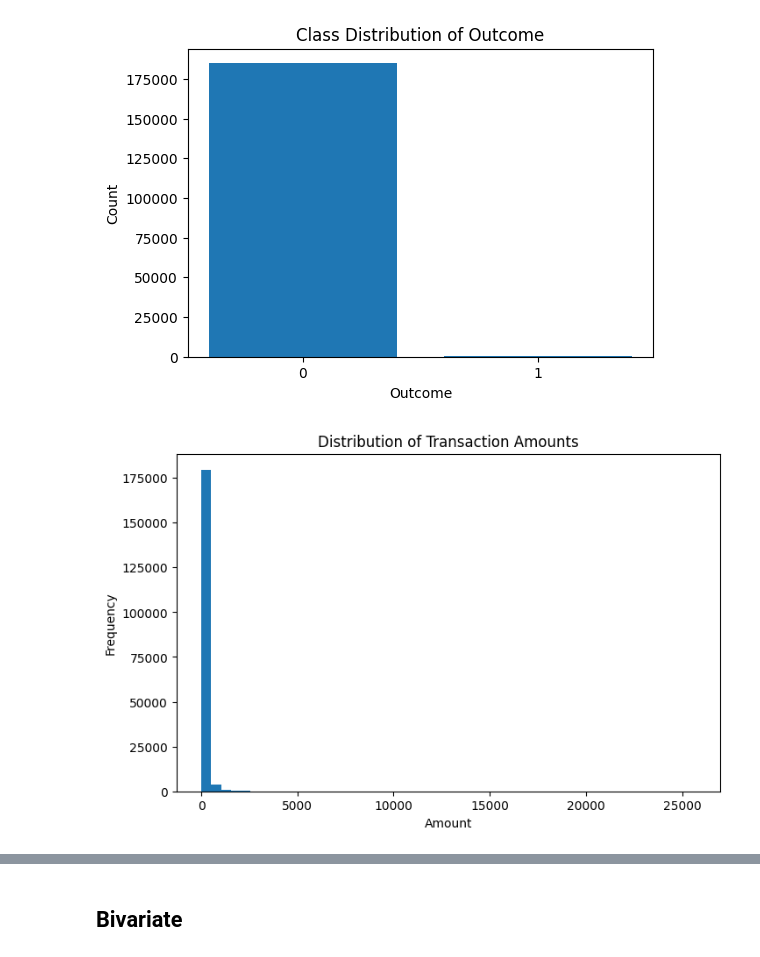
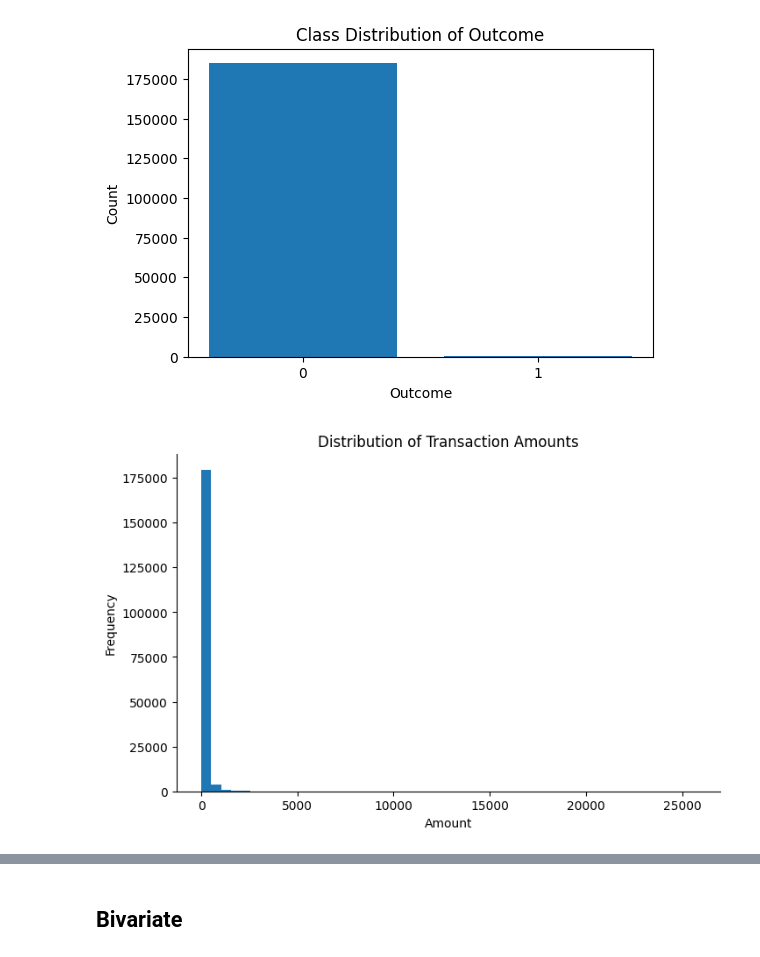
Before and after one commit to BSDSBA-JF/ML-II-Labs, a Jupyter notebook: 01/01-lab-materials/LT 7-Lab 1.ipynb, the cells around one changed output, grey strips where cells are left out. Drawn from its saved outputs; the diff is of its cells as text; code cells hidden in the pictures.

```diff
--- a/01/01-lab-materials/LT 7-Lab 1.ipynb
+++ b/01/01-lab-materials/LT 7-Lab 1.ipynb
@@ -144,9 +60,13 @@ plt.show()
 # %%
 plt.figure(figsize=(8,5))
 plt.hist(df["Amount"], bins=50)
 plt.title("Distribution of Transaction Amounts")
 plt.xlabel("Amount")
 plt.ylabel("Frequency")
+
+plt.gca().spines['top'].set_visible(False)
+plt.gca().spines['right'].set_visible(False)
+
 plt.show()
 # %% [output]
-[figure, old version]
+[figure, new version]
```
Also changed, not shown: parts of 19 cells of this notebook, 1 other file.
